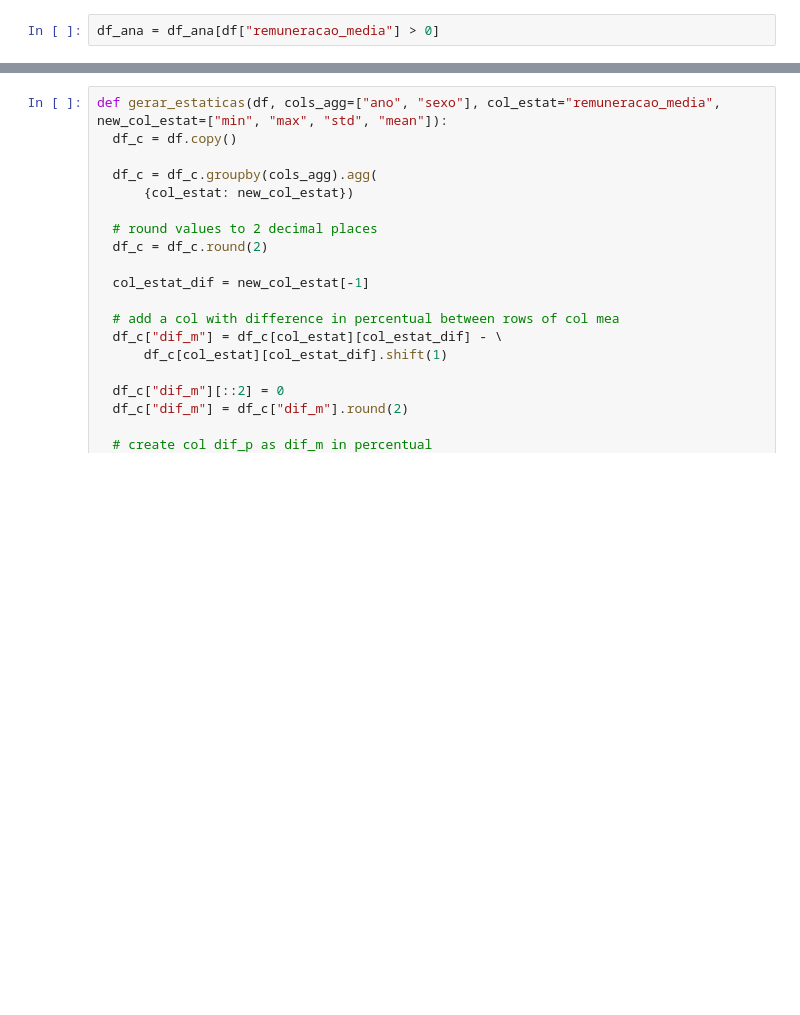
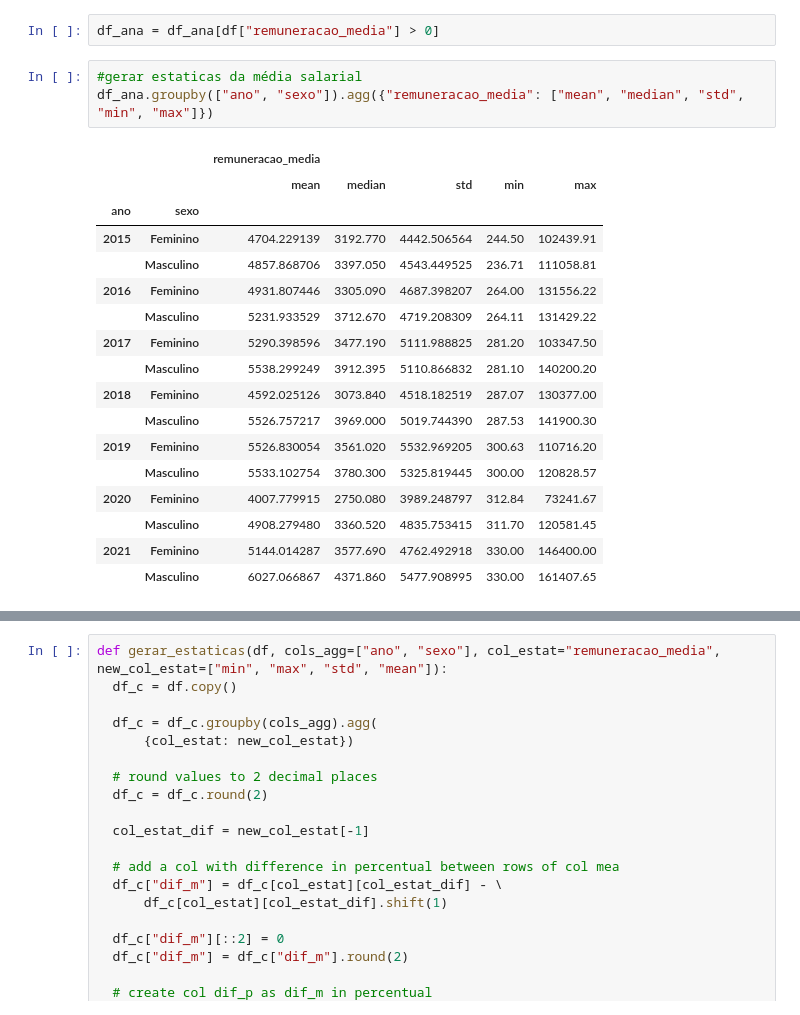
Before and after one commit to celiudos/unb_artigo_mineracao_dados, a Jupyter notebook: src/analise_profissionais_ti_genero.ipynb, the cells around one changed output, grey strips where cells are left out. Cells and saved outputs as stored; diff of their text form; blank space fills up the shorter version.

```diff
--- a/src/analise_profissionais_ti_genero.ipynb
+++ b/src/analise_profissionais_ti_genero.ipynb
@@ -135,3 +135,24 @@ Name: ano, dtype: int64
 # Remun. Média
 # %%
 df_ana = df_ana[df["remuneracao_media"] > 0]
+# %%
+#gerar estaticas da média salarial
+df_ana.groupby(["ano", "sexo"]).agg({"remuneracao_media": ["mean", "median", "std", "min", "max"]})
+# %% [output]
+|  |  | remuneracao_media |  |  |  |  |
+|  |  | mean | median | std | min | max |
+| ano | sexo |  |  |  |  |  |
+| 2015 | Feminino | 4704.229139 | 3192.770 | 4442.506564 | 244.50 | 102439.91 |
+|  | Masculino | 4857.868706 | 3397.050 | 4543.449525 | 236.71 | 111058.81 |
+| 2016 | Feminino | 4931.807446 | 3305.090 | 4687.398207 | 264.00 | 131556.22 |
+|  | Masculino | 5231.933529 | 3712.670 | 4719.208309 | 264.11 | 131429.22 |
+| 2017 | Feminino | 5290.398596 | 3477.190 | 5111.988825 | 281.20 | 103347.50 |
+|  | Masculino | 5538.299249 | 3912.395 | 5110.866832 | 281.10 | 140200.20 |
+| 2018 | Feminino | 4592.025126 | 3073.840 | 4518.182519 | 287.07 | 130377.00 |
+|  | Masculino | 5526.757217 | 3969.000 | 5019.744390 | 287.53 | 141900.30 |
+| 2019 | Feminino | 5526.830054 | 3561.020 | 5532.969205 | 300.63 | 110716.20 |
+|  | Masculino | 5533.102754 | 3780.300 | 5325.819445 | 300.00 | 120828.57 |
+| 2020 | Feminino | 4007.779915 | 2750.080 | 3989.248797 | 312.84 | 73241.67 |
+|  | Masculino | 4908.279480 | 3360.520 | 4835.753415 | 311.70 | 120581.45 |
+| 2021 | Feminino | 5144.014287 | 3577.690 | 4762.492918 | 330.00 | 146400.00 |
+|  | Masculino | 6027.066867 | 4371.860 | 5477.908995 | 330.00 | 161407.65 |
```
Also changed, not shown: parts of 5 cells of this notebook.
